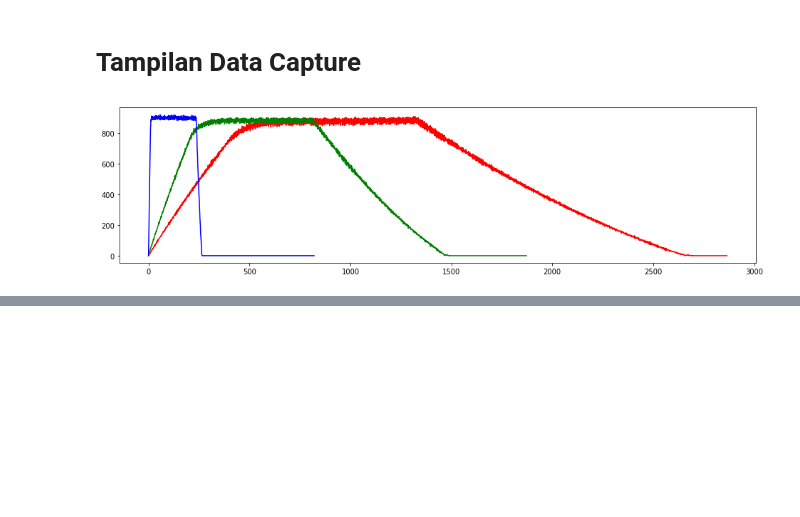
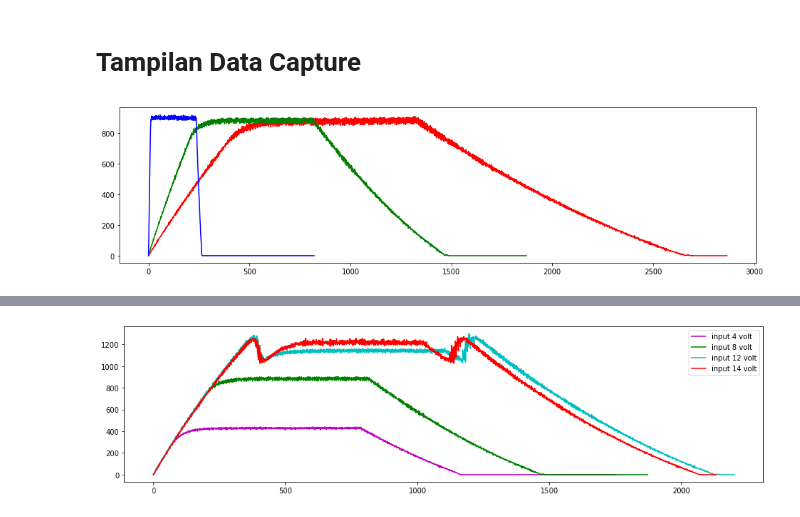
Before and after one commit to waskita/embedded, a Jupyter notebook: motor-data/tampilan-data-capture.ipynb, the cells around one changed output, grey strips where cells are left out. Drawn from its saved outputs; the diff is of its cells as text; code cells hidden in the pictures; blank space fills up the shorter version.

Commit message:
pengujian motor multi-voltage
pengujian pengukuran kecepatan dengan berbagai tegangan

```diff
--- a/motor-data/tampilan-data-capture.ipynb
+++ b/motor-data/tampilan-data-capture.ipynb
@@ -14,15 +14,20 @@ import matplotlib.ticker as ticker
 # numerical data file
 # sampling rate: 10 ms
 # capture 1 sampai 3: gerakan cepat dan step-step
+filename0="capture.txt" #tanpa kapasitor
 filename1="capture1.txt" #tanpa kapasitor
 filename2="capture2.txt" #kapasitor 100 nF
 filename3="capture3.txt" #kapasitor 10uF
-
+filename4="capture4.txt" # tegangan input 12 volt, ada masalah dengan serial output
+filename5="capture5.txt"
+filename6="capture6.txt"
 # capture 4 sampai 6: gerakan lambat dan cepat
-filename4="capture4.txt" #tanpa kapasitor
-filename5="capture.txt"
 # %%
+#data0 = np.loadtxt(filename0, delimiter=",")
 data1 = np.loadtxt(filename1, delimiter=",")
 data2 = np.loadtxt(filename2, delimiter=",")
 data3 = np.loadtxt(filename3, delimiter=",")
+data4 = np.loadtxt(filename4, delimiter=",")
+data5 = np.loadtxt(filename5, delimiter=",")
+data6 = np.loadtxt(filename6, delimiter=",")
 # %%
@@ -37,0 +53,14 @@ fig.savefig("gabungan.png", format="png",dpi=60)
+# %%
+fig = plt.figure(figsize=(16,4))
+gs = gridspec.GridSpec(1,1)
+ax1 = fig.add_subplot(gs[0])
+#ax1.plot(data1, "r-")
+#ax1.plot(data3, "b-")
+ax1.plot(data5, "m-", label="input 4 volt")
+ax1.plot(data2, "g-", label="input 8 volt")
+ax1.plot(data4, "c-", label="input 12 volt")
+ax1.plot(data6, "r-", label="input 14 volt")
+ax1.legend()
+fig.savefig("gabungan-beban1.png", format="png",dpi=60)
+# %% [output]
+[figure, added]
```
Also changed, not shown: parts of 2 cells of this notebook, 7 other files.
